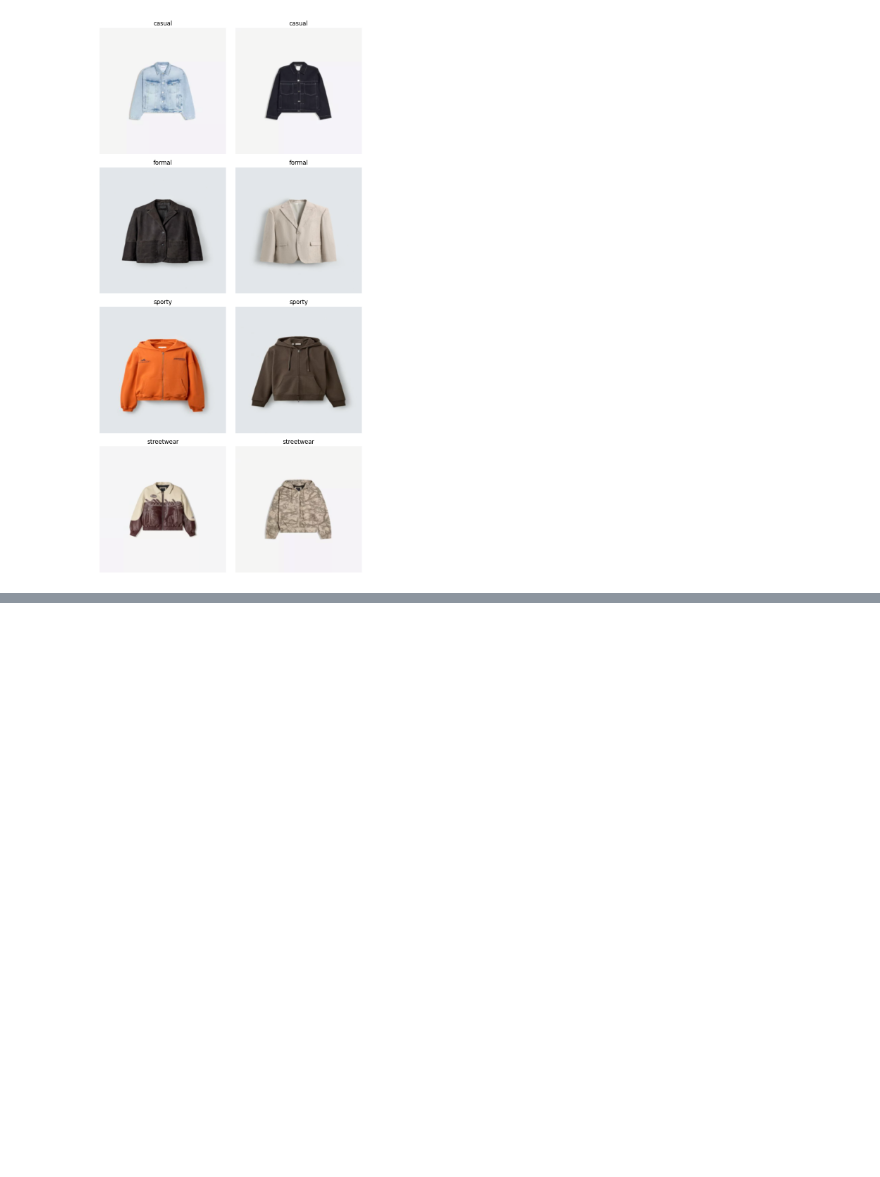
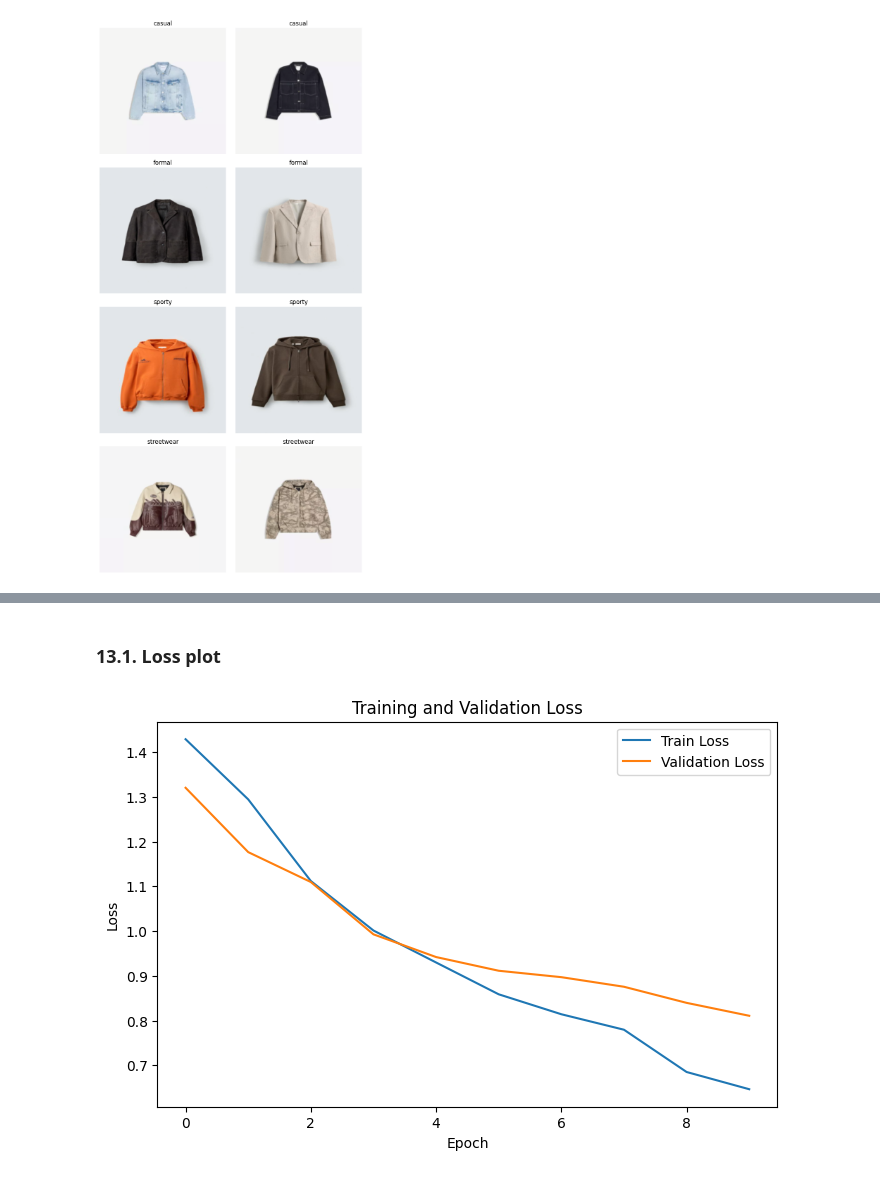
Before and after one commit to DimitarMalamski/outfit-recommendation-project, a Jupyter notebook: notebooks/01_fashion_style_classification_baseline.ipynb, the cells around one changed output, grey strips where cells are left out. Cells and saved outputs as stored; diff of their text form; code cells hidden in the pictures; blank space fills up the shorter version.

Commit message:
First results from the baseline model gathered

```diff
--- a/notebooks/01_fashion_style_classification_baseline.ipynb
+++ b/notebooks/01_fashion_style_classification_baseline.ipynb
@@ -341,0 +355,12 @@ show_images_per_class(train_dataset, class_names)
+# %%
+# Load pretrained ResNet18
+model = models.resnet18(weights=models.ResNet18_Weights.DEFAULT)
+
+# Replace the final classification layer
+in_features = model.fc.in_features
+model.fc = nn.Linear(in_features, num_classes)
+
+# Move model to device
+model = model.to(device)
+
+## print(model)
@@ -341,0 +379,18 @@ show_images_per_class(train_dataset, class_names)
+# %%
+# Freeze all pretrained layers
+for param in model.parameters():
+  param.requires_grad = False
+
+# Unfreeze the final classification layer
+for param in model.fc.parameters():
+  param.requires_grad = True
+
+# Loss function and optimizer
+criterion = nn.CrossEntropyLoss()
+optimizer = optim.Adam(model.fc.parameters(), lr=0.001)
+
+# Training settings
+num_epochs = 10
+
+print("Training only the final classification layer.")
+print("Number of epochs:", num_epochs)
@@ -341,0 +491,13 @@ show_images_per_class(train_dataset, class_names)
+# %% [markdown]
+### 13.1. Loss plot
+# %%
+plt.figure(figsize=(8, 5))
+plt.plot(train_losses, label="Train Loss")
+plt.plot(val_losses, label="Validation Loss")
+plt.title("Training and Validation Loss")
+plt.xlabel("Epoch")
+plt.ylabel("Loss")
+plt.legend()
+plt.show()
+# %% [output]
+[figure, added]
```
Also changed, not shown: parts of 19 cells of this notebook.
